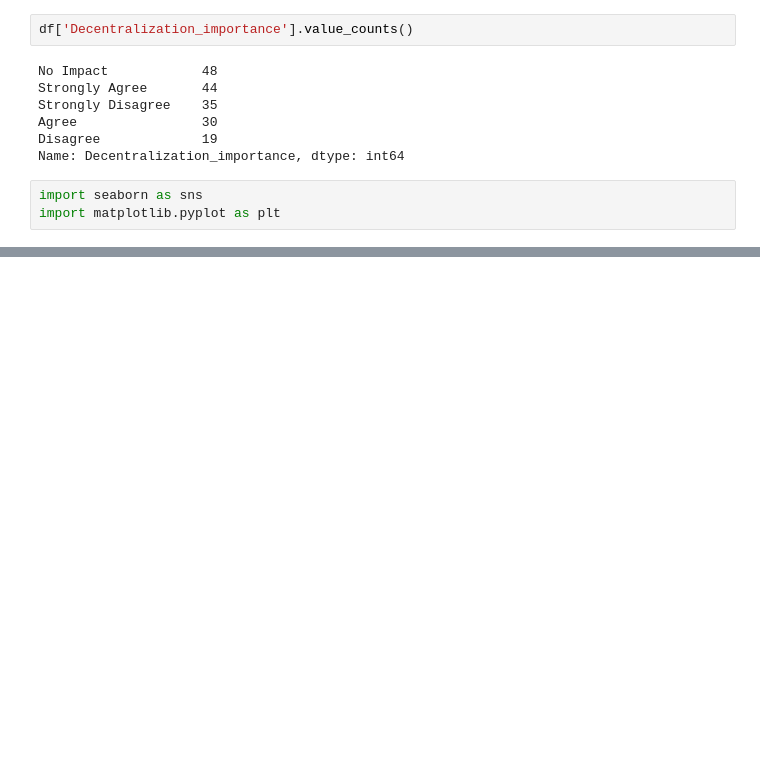
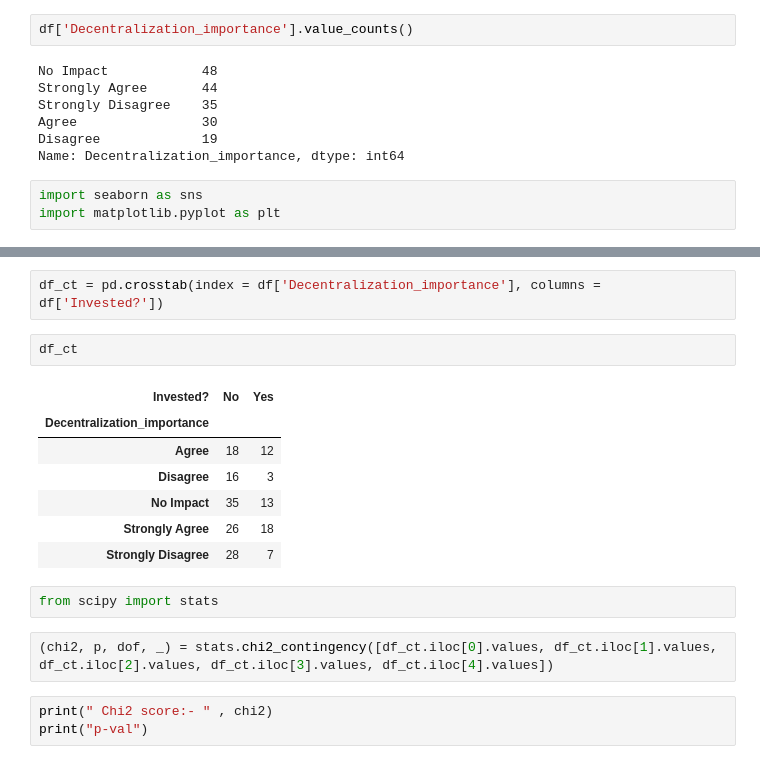
Before and after one commit to Karanpalshekhawat/short-trading-strategy-notebooks, a Jupyter notebook: Survey_analysis.ipynb, the cells around one changed output, grey strips where cells are left out. Cells and saved outputs as stored; diff of their text form; blank space fills up the shorter version.

```diff
--- a/Survey_analysis.ipynb
+++ b/Survey_analysis.ipynb
@@ -55,0 +60,19 @@ ax.set_yticklabels(ax.get_yticks(), size = 25)
+# %%
+df_ct = pd.crosstab(index = df['Decentralization_importance'], columns = df['Invested?'])
+# %%
+df_ct
+# %% [output]
+| Invested? | No | Yes |
+| Decentralization_importance |  |  |
+| Agree | 18 | 12 |
+| Disagree | 16 | 3 |
+| No Impact | 35 | 13 |
+| Strongly Agree | 26 | 18 |
+| Strongly Disagree | 28 | 7 |
+# %%
+from scipy import stats
+# %%
+(chi2, p, dof, _) = stats.chi2_contingency([df_ct.iloc[0].values, df_ct.iloc[1].values, df_ct.iloc[2].values, df_ct.iloc[3].values, df_ct.iloc[4].values])
+# %%
+print(" Chi2 score:- " , chi2)
+print("p-val")
```
Also changed, not shown: parts of 2 cells of this notebook.
